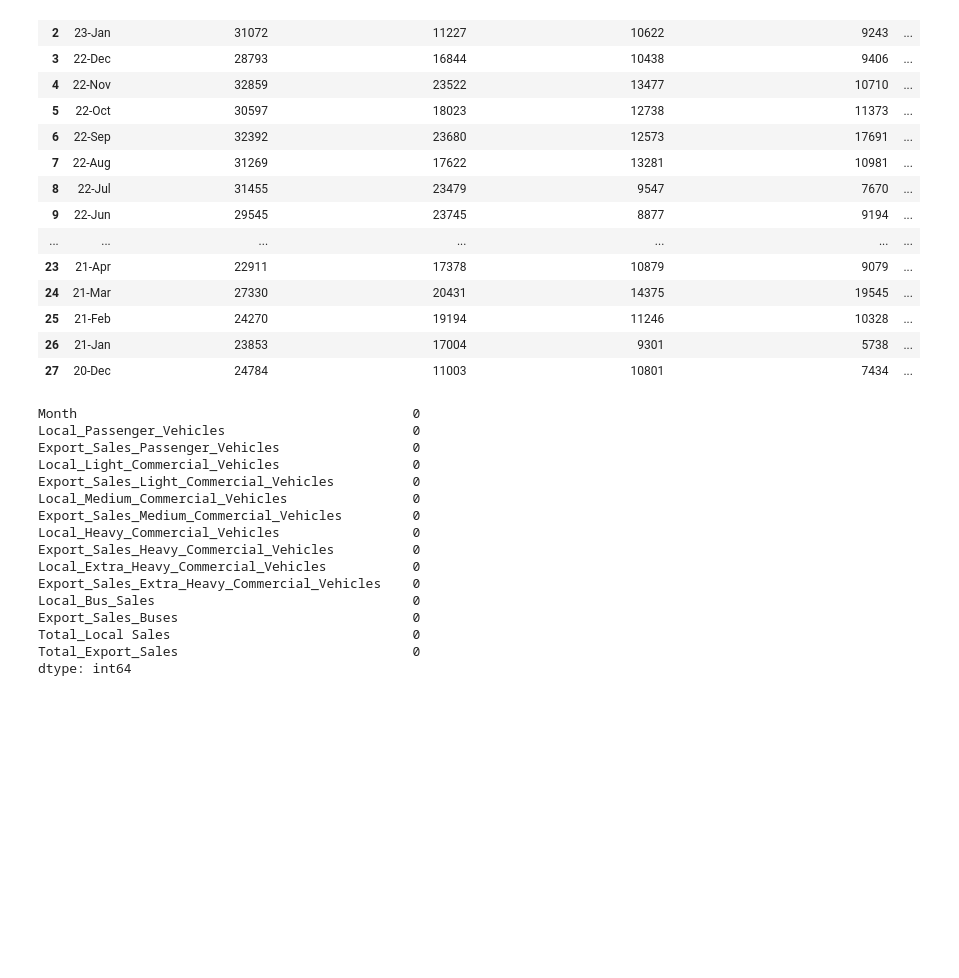
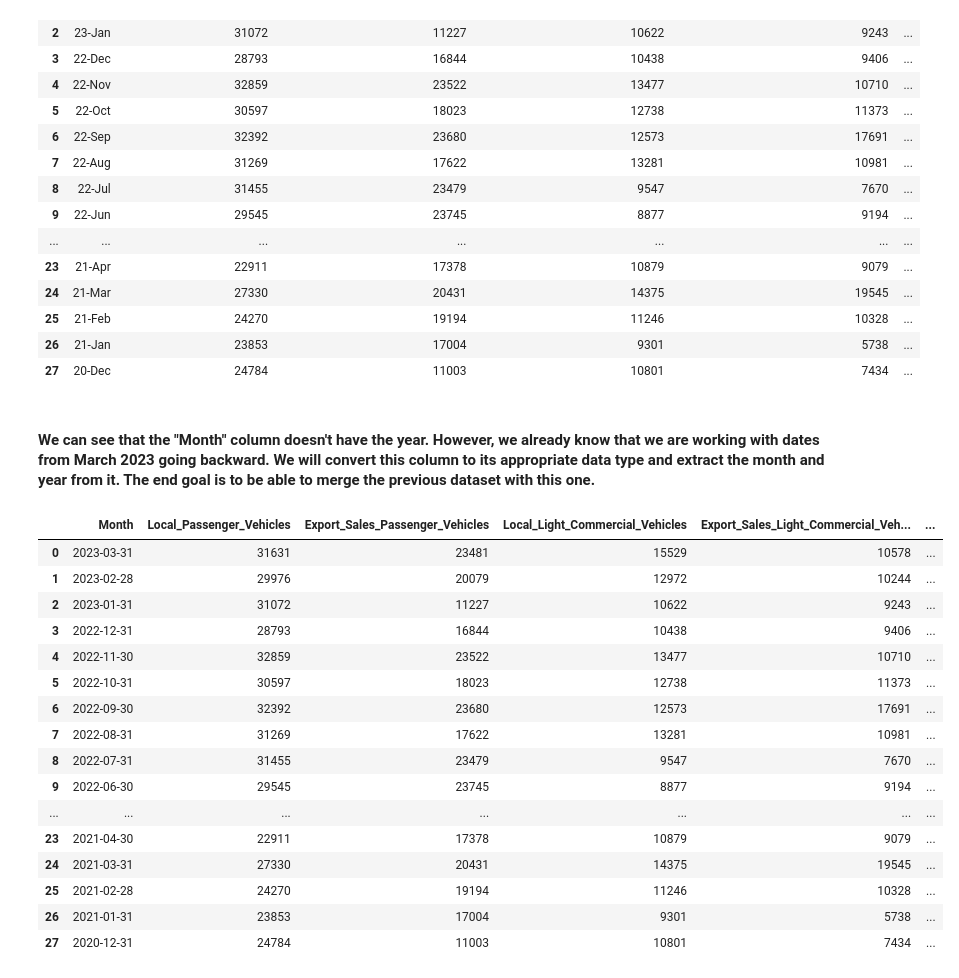
Before and after one commit to The-DigitalAcademy/cpi_prediction, a Jupyter notebook: CPI_Vision.ipynb, the cells around one changed output. Cells and saved outputs as stored; diff of their text form; code cells hidden in the pictures; blank space fills up the shorter version.

```diff
--- a/CPI_Vision.ipynb
+++ b/CPI_Vision.ipynb
@@ -157,22 +225,35 @@ vehicles
 | 25 | 21-Feb | 24270 | 19194 | 11246 | 10328 | ... |
 | 26 | 21-Jan | 23853 | 17004 | 9301 | 5738 | ... |
 | 27 | 20-Dec | 24784 | 11003 | 10801 | 7434 | ... |
-# %%
-vehicles.isna().sum()
-# %% [output]
-Month                                           0
-Local_Passenger_Vehicles                        0
-Export_Sales_Passenger_Vehicles                 0
-Local_Light_Commercial_Vehicles                 0
-Export_Sales_Light_Commercial_Vehicles          0
-Local_Medium_Commercial_Vehicles                0
-Export_Sales_Medium_Commercial_Vehicles         0
-Local_Heavy_Commercial_Vehicles                 0
-Export_Sales_Heavy_Commercial_Vehicles          0
-Local_Extra_Heavy_Commercial_Vehicles           0
-Export_Sales_Extra_Heavy_Commercial_Vehicles    0
-Local_Bus_Sales                                 0
-Export_Sales_Buses                              0
-Total_Local Sales                               0
-Total_Export_Sales                              0
-dtype: int64
+# %% [markdown]
+#### We can see that the "Month" column doesn't have the year. However, we already know that we are working with dates from March 2023 going backward. We will convert this column to its appropriate data type and extract the month and year from it. The end goal is to be able to merge the previous dataset with this one.
+# %%
+start_date = datetime.datetime.strptime("2020-12-31", "%Y-%m-%d")
+end_date = datetime.datetime.strptime("2023-03-31", "%Y-%m-%d")
+
+# difference between each date. M means one month end
+D = 'M'
+
+date_list = pd.date_range(start_date, end_date, freq=D)[::-1]
+vehicles['Month'] = date_list
+vehicles['Month'] = pd.to_datetime(vehicles['Month'], format='%Y-%b-%d')
+vehicles['year_month'] = pd.to_datetime(vehicles['Month'], format='%Y-%b').dt.strftime('%Y-%m')
+vehicles
+# %% [output]
+|  | Month | Local_Passenger_Vehicles | Export_Sales_Passenger_Vehicles | Local_Light_Commercial_Vehicles | Export_Sales_Light_Commercial_Veh... | ... |
+| 0 | 2023-03-31 | 31631 | 23481 | 15529 | 10578 | ... |
+| 1 | 2023-02-28 | 29976 | 20079 | 12972 | 10244 | ... |
+| 2 | 2023-01-31 | 31072 | 11227 | 10622 | 9243 | ... |
+| 3 | 2022-12-31 | 28793 | 16844 | 10438 | 9406 | ... |
+| 4 | 2022-11-30 | 32859 | 23522 | 13477 | 10710 | ... |
+| 5 | 2022-10-31 | 30597 | 18023 | 12738 | 11373 | ... |
+| 6 | 2022-09-30 | 32392 | 23680 | 12573 | 17691 | ... |
+| 7 | 2022-08-31 | 31269 | 17622 | 13281 | 10981 | ... |
+| 8 | 2022-07-31 | 31455 | 23479 | 9547 | 7670 | ... |
+| 9 | 2022-06-30 | 29545 | 23745 | 8877 | 9194 | ... |
+| ... | ... | ... | ... | ... | ... | ... |
+| 23 | 2021-04-30 | 22911 | 17378 | 10879 | 9079 | ... |
+| 24 | 2021-03-31 | 27330 | 20431 | 14375 | 19545 | ... |
+| 25 | 2021-02-28 | 24270 | 19194 | 11246 | 10328 | ... |
+| 26 | 2021-01-31 | 23853 | 17004 | 9301 | 5738 | ... |
+| 27 | 2020-12-31 | 24784 | 11003 | 10801 | 7434 | ... |
```
Also changed, not shown: parts of 13 cells of this notebook.
